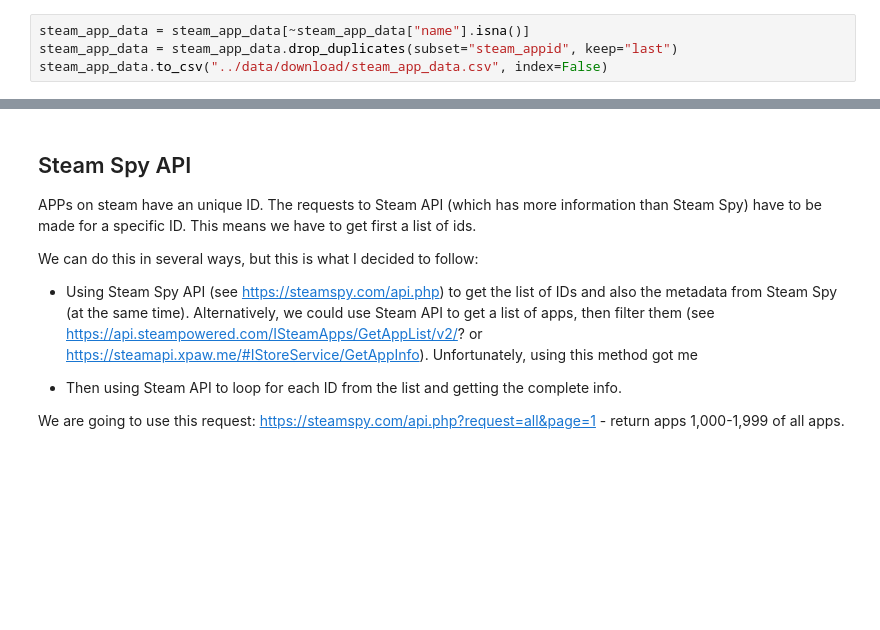
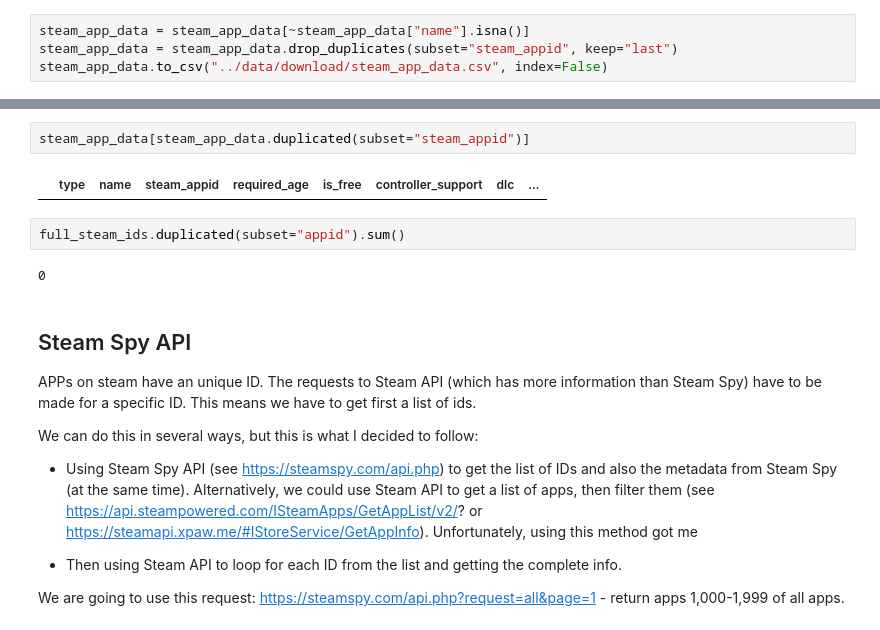
Before and after one commit to Duerkos/steam_analysis, a Jupyter notebook: notebooks/1-data-collection-I01.ipynb, the cells around one changed output, grey strips where cells are left out. Cells and saved outputs as stored; diff of their text form; blank space fills up the shorter version.

```diff
--- a/notebooks/1-data-collection-I01.ipynb
+++ b/notebooks/1-data-collection-I01.ipynb
@@ -565,3 +574,11 @@ memory usage: 20.4+ MB
+# %%
+steam_app_data[steam_app_data.duplicated(subset="steam_appid")]
+# %% [output]
+|  | type | name | steam_appid | required_age | is_free | controller_support | dlc | ... |
+# %%
+full_steam_ids.duplicated(subset="appid").sum()
+# %% [output]
+0
 # %% [markdown]
 ## Steam Spy API
 
```
Also changed, not shown: parts of 27 cells of this notebook, 4 other files.
